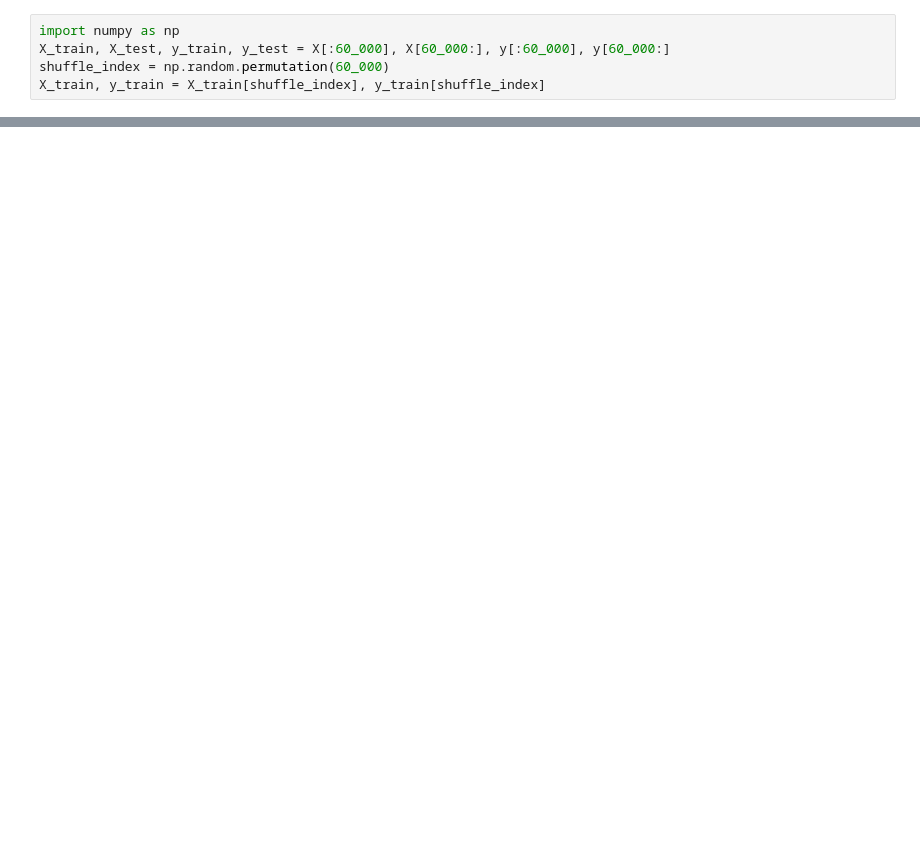
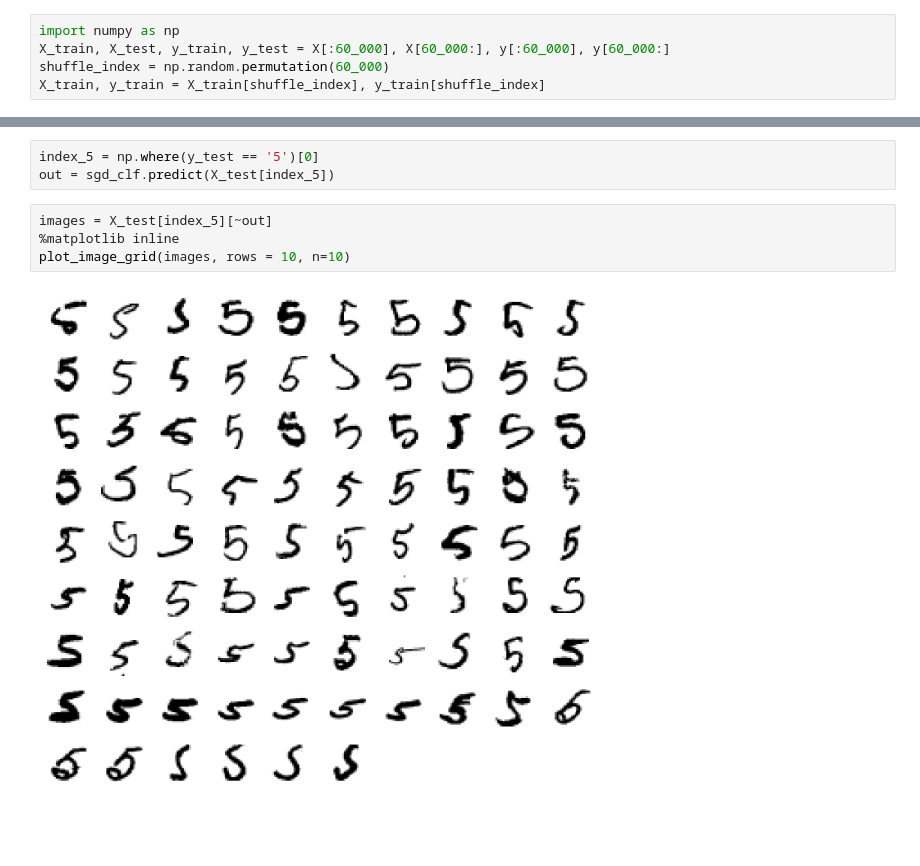
Before and after one commit to wolodyx/mlintro, a Jupyter notebook: src/practice/mnist.ipynb, the cells around one changed output, grey strips where cells are left out. Cells and saved outputs as stored; diff of their text form; blank space fills up the shorter version.

```diff
--- a/src/practice/mnist.ipynb
+++ b/src/practice/mnist.ipynb
@@ -22,0 +100,9 @@ y_test_5 = (y_test == 5)
+# %%
+index_5 = np.where(y_test == '5')[0]
+out = sgd_clf.predict(X_test[index_5])
+# %%
+images = X_test[index_5][~out]
+%matplotlib inline
+plot_image_grid(images, rows = 10, n=10)
+# %% [output]
+[figure, added]
```
Also changed, not shown: parts of 5 cells of this notebook, 12 other files.
